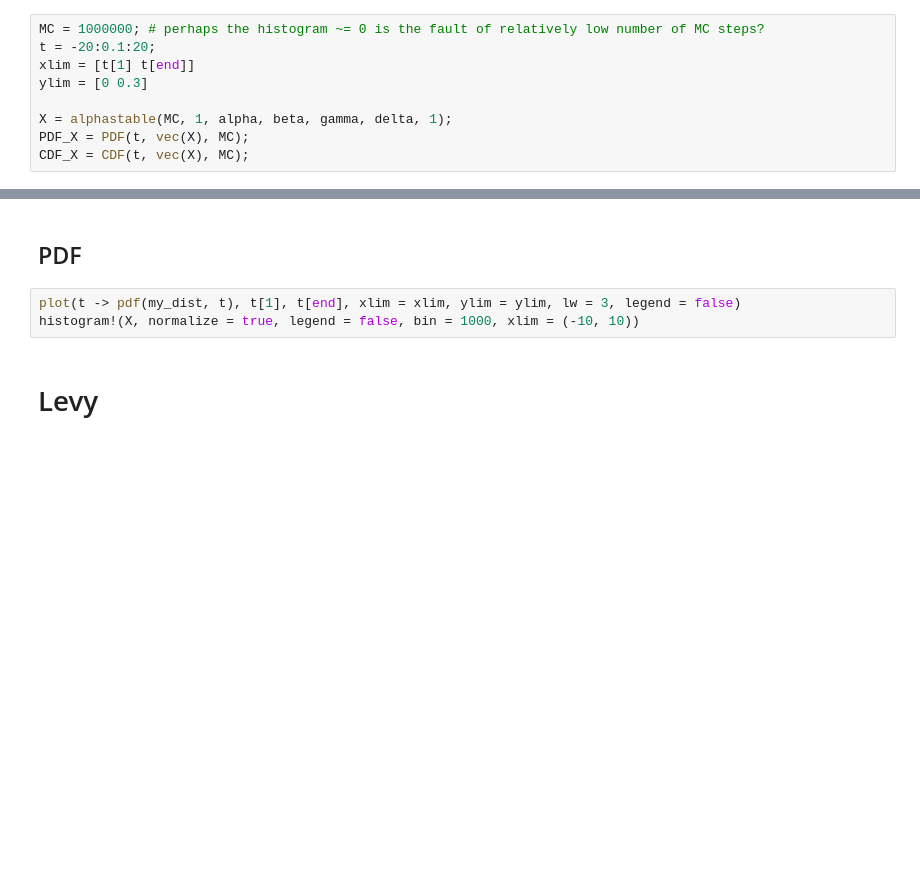
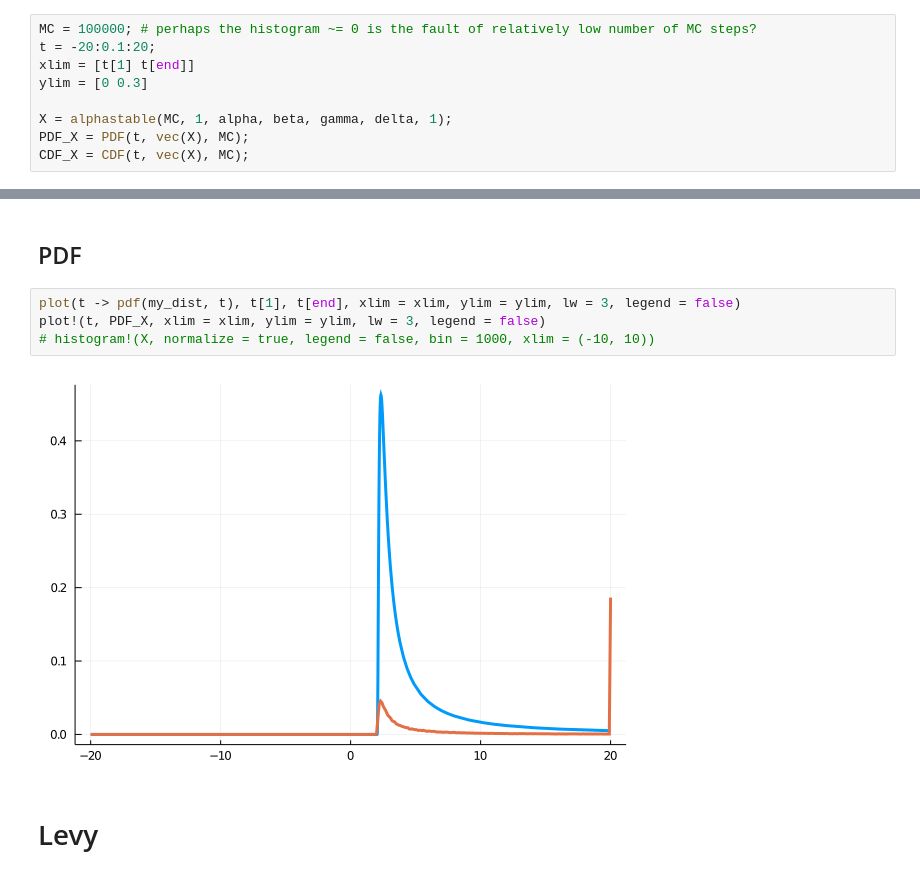
Before and after one commit to chwilko/CSoS, a Jupyter notebook: L2/Z4.ipynb, the cells around one changed output, grey strips where cells are left out. Saved outputs shown, nothing was run; the diff lists cells and outputs as text; blank space fills up the shorter version.

```diff
--- a/L2/Z4.ipynb
+++ b/L2/Z4.ipynb
@@ -45,7 +49,7 @@ gamma = 1;
 delta = 0;
 my_dist = Cauchy(delta, gamma);
 # %%
-MC = 1000000; # perhaps the histogram ~= 0 is the fault of relatively low number of MC steps?
+MC = 100000; # perhaps the histogram ~= 0 is the fault of relatively low number of MC steps?
 t = -20:0.1:20;
 xlim = [t[1] t[end]]
 ylim = [0 0.3]
@@ -62,7 +68,10 @@ plot!(t -> cdf(my_dist, t), t[1], t[end], xlim = xlim, ylim = ylim, lw = 3, lege
 ## PDF
 # %%
 plot(t -> pdf(my_dist, t), t[1], t[end], xlim = xlim, ylim = ylim, lw = 3, legend = false)
-histogram!(X, normalize = true, legend = false, bin = 1000, xlim = (-10, 10))
+plot!(t, PDF_X, xlim = xlim, ylim = ylim, lw = 3, legend = false)
+# histogram!(X, normalize = true, legend = false, bin = 1000, xlim = (-10, 10))
+# %% [output]
+[figure, added]
 # %% [markdown]
 # Levy
 # %%
```
Also changed, not shown: parts of 6 cells of this notebook, 6 other files.
